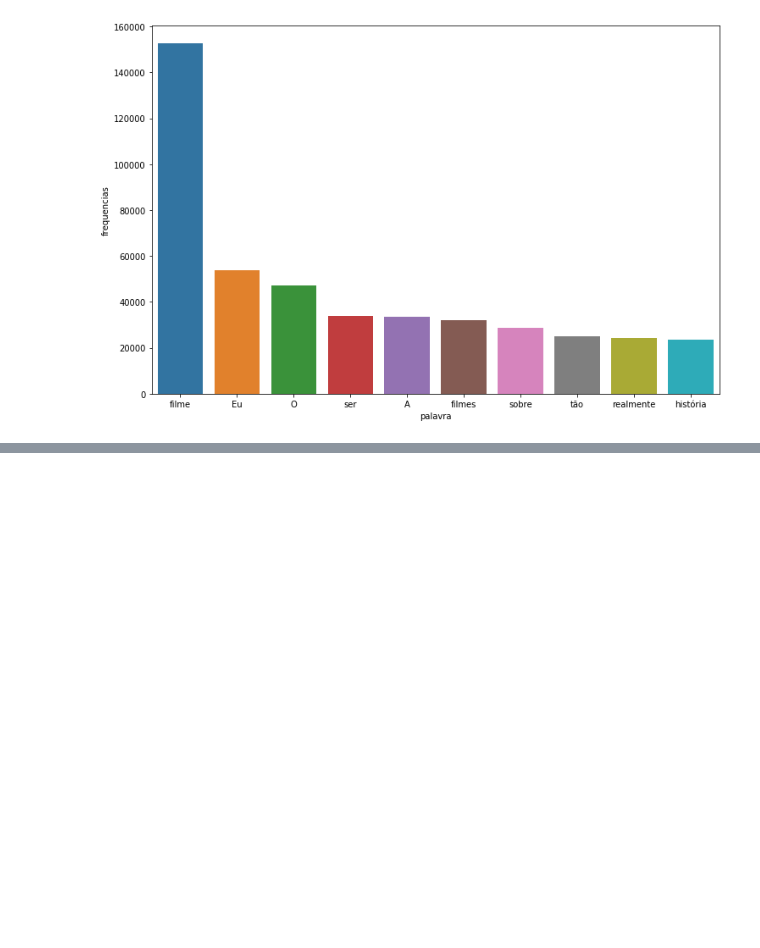
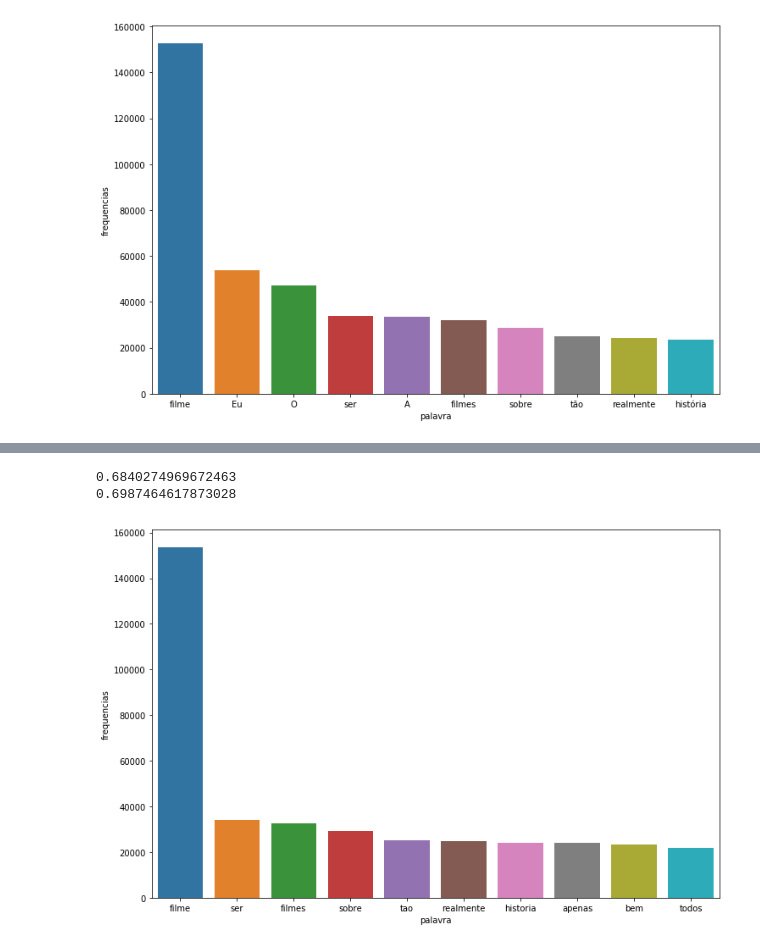
Before and after one commit to pedroAndrad1/linguagem_natural, a Jupyter notebook: linguagem_natural.ipynb, the cells around one changed output, grey strips where cells are left out. Cells and saved outputs as stored; diff of their text form; code cells hidden in the pictures; blank space fills up the shorter version.

```diff
--- a/linguagem_natural.ipynb
+++ b/linguagem_natural.ipynb
@@ -481,0 +553,29 @@ pareto(dataframe, "tratamento_1", 10)
+# %%
+tratamento_3 = (feature.lower() for feature in dataframe.tratamento_2)
+
+#Feito isso, podem existir stop_words que antes nao foram eliminadas antes
+#pois estavam em maiusculo. Por isso, vamos processar de novo.
+
+frases_processadas = list()#Aqui ficaram nossas features tratadas
+tokenizador = tokenize.WordPunctTokenizer()
+
+#Para cada feature da coluna tratamento_3.
+for feature in tratamento_3:
+  #Aqui ficaram os tokens de nossa palavras, sem os tokens de pontuacoes.
+  nova_frase = list()
+  #dividindo a feature em tokens.
+  palavra_texto = tokenizador.tokenize(feature)
+
+  #Agora vamos iterar na lista de tokens para tirar as stop words.
+  #Para cada item na lista palavra_texto, os tokens.
+  for palavra in palavra_texto:
+    #Se a palavra nao estiver na lista de punct_sp_sem_acento,
+    #entao posso adicionar na lista nova_frase.
+      if(palavra not in punct_sp_sem_acento):
+          nova_frase.append(palavra)
+  #Vou juntar a lista nova_frase em uma string com o join(), separando por espaco,
+  #e adicionar na lista de frases processadas.
+  frases_processadas.append( ' '.join(nova_frase) )
+
+
+dataframe["tratamento_3"]= frases_processadas
@@ -481,0 +591,16 @@ pareto(dataframe, "tratamento_1", 10)
+# %%
+#Comparando a acuracia anterior com a de agora.
+
+classificar_texto(dataframe, "tratamento_2", "classificacao")
+classificar_texto(dataframe, "tratamento_3", "classificacao")
+
+#Mais um ganho de 1%
+# %% [output]
+0.6840274969672463
+0.6987464617873028
+# %%
+#Novo grafico pareto
+
+pareto(dataframe, "tratamento_3", 10)
+# %% [output]
+[figure, added]
```
Also changed, not shown: parts of 15 cells of this notebook.
